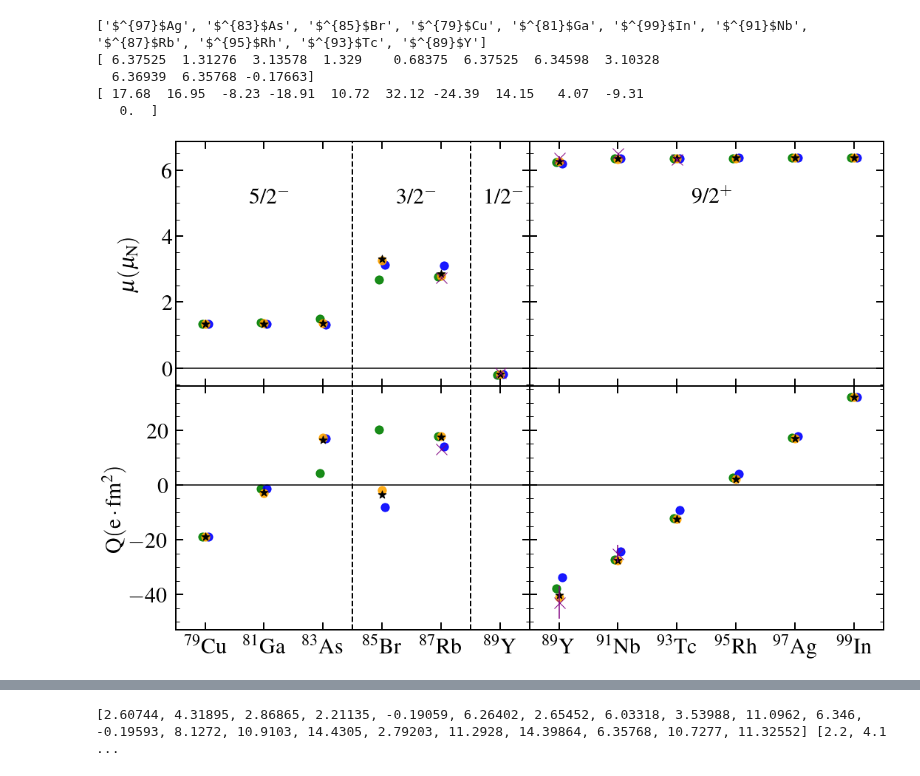
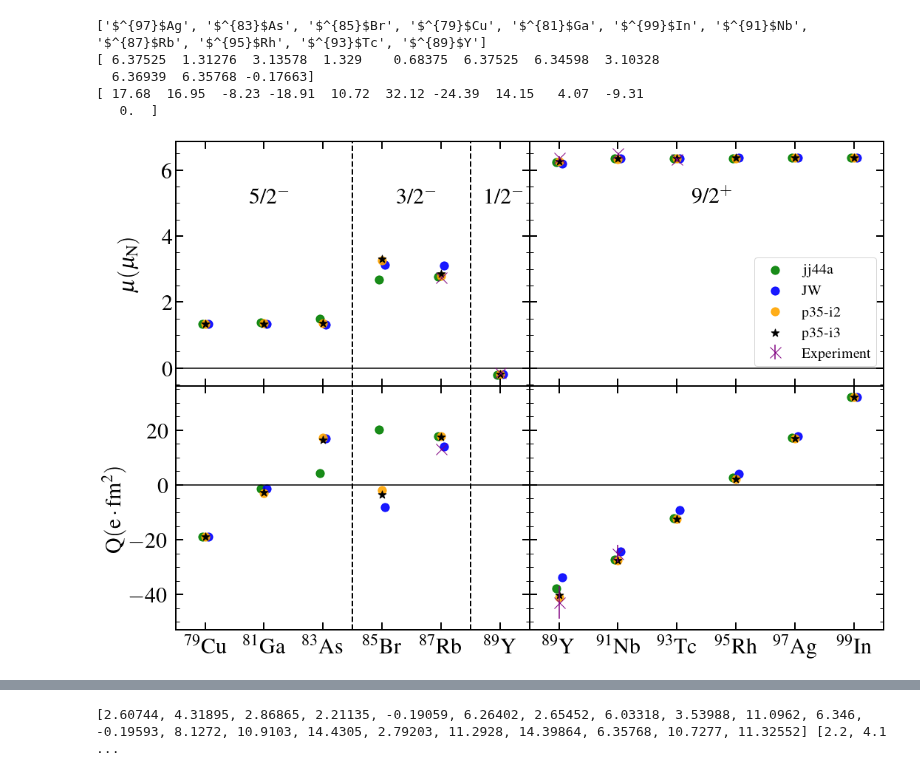
Before and after one commit to JordanPurcell/Research, a Jupyter notebook: plots/EM_properties.ipynb, the cells around one changed output, grey strips where cells are left out. Cells and saved outputs as stored; diff of their text form; code cells hidden in the pictures.

```diff
--- a/plots/EM_properties.ipynb
+++ b/plots/EM_properties.ipynb
@@ -282,34 +288,35 @@ ax[0][0].tick_params(axis="both", which="minor", direction="in", right=True, top
 ax[1][0].tick_params(axis="both", which="major", direction="in", right=True, top=True, length=10, width=2, labelsize=30, pad=10)
 ax[1][0].tick_params(axis="both", which="minor", direction="in", right=True, top=True, length=5, width=1, labelsize=30)
 
 ax[0][1].tick_params(which="major", direction="in", right=True, top=True, length=10, width=2, labelsize=30)
 ax[0][1].tick_params(which="minor", direction="in", right=True, top=True, length=5, width=1, labelsize=30)
 ax[1][1].tick_params(which="major", direction="in", right=True, top=True, length=10, width=2, labelsize=30, pad=10)
 ax[1][1].tick_params(which="minor", direction="in", right=True, top=True, length=5, width=1, labelsize=30)
 ax[1][1].xaxis.get_major_ticks()[1].set_pad(5)       # This adjust only the 97Ag label because it's behaving badly
 
 ax[0][0].set_ylabel('$\mathrm{\mu(\mu_{N})}$', labelpad=30, fontsize=30)
 ax[1][0].set_ylabel('$\mathrm{Q(e \cdot fm^2)}$', fontsize=30)
 
 ax[0][0].axvline(x = 84, ymin = 0, ymax = 7, color = 'k', linewidth=2, ls='--')
 ax[0][0].axvline(x = 88, ymin = 0, ymax = 7, color = 'k', linewidth=2, ls='--')
 ax[0][0].axvline(x = 90, ymin = 0, ymax = 7, color = 'k', linewidth=2, ls='--')
 ax[1][0].axvline(x = 84, ymin = 0, ymax = 7, color = 'k', linewidth=2, ls='--')
 ax[1][0].axvline(x = 88, ymin = 0, ymax = 7, color = 'k', linewidth=2, ls='--')
 ax[1][0].axvline(x = 90, ymin = 0, ymax = 7, color = 'k', linewidth=2, ls='--')
 
 ax[0][0].text(80.5, 5, '5/2$^{-}$', fontsize = 30)
 ax[0][0].text(85.5, 5, '3/2$^{-}$', fontsize = 30)
 ax[0][0].text(88.5, 5, '1/2$^{-}$', fontsize = 30)
 ax[0][1].text(93.5, 5, '9/2$^{+}$', fontsize = 30)
 
 plt.tight_layout()
 plt.subplots_adjust(wspace=0, hspace=0)
 ax[0][0].minorticks_on()
 ax[1][0].minorticks_on()
+ax[0][1].legend(fontsize=20, bbox_to_anchor=(1, 0.05), loc="lower right").set_alpha(1)
 plt.show()
 # %% [output]
-[figure, old version]
+[figure, new version]
 # %%
 #f, ax = plt.subplots(3,2, sharex='col', sharey='row', gridspec_kw={'width_ratios': [2, 1]})
 f, ax = plt.subplots(2,1, sharex='col', sharey='row', gridspec_kw={'width_ratios':[6]}, squeeze=False)
```
Also changed, not shown: parts of 6 cells of this notebook, 5 other files.
